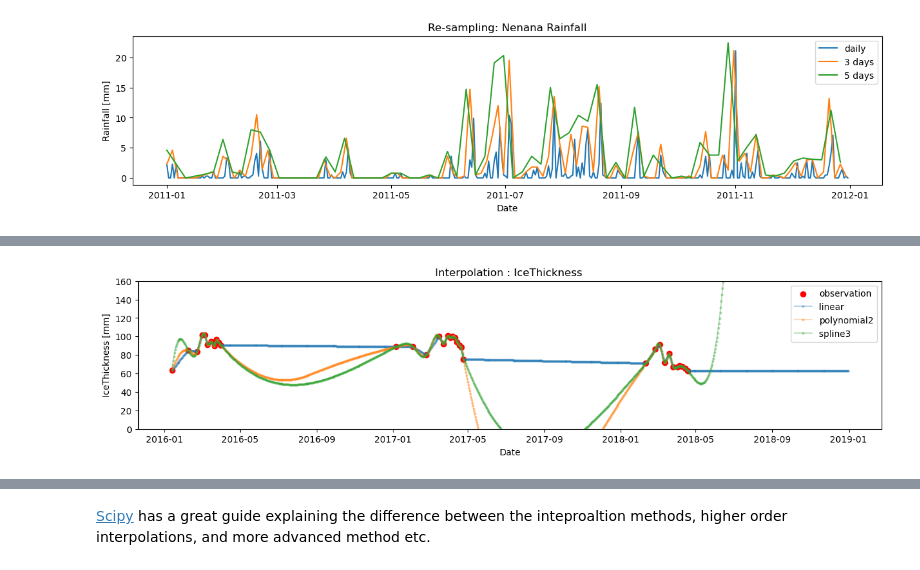
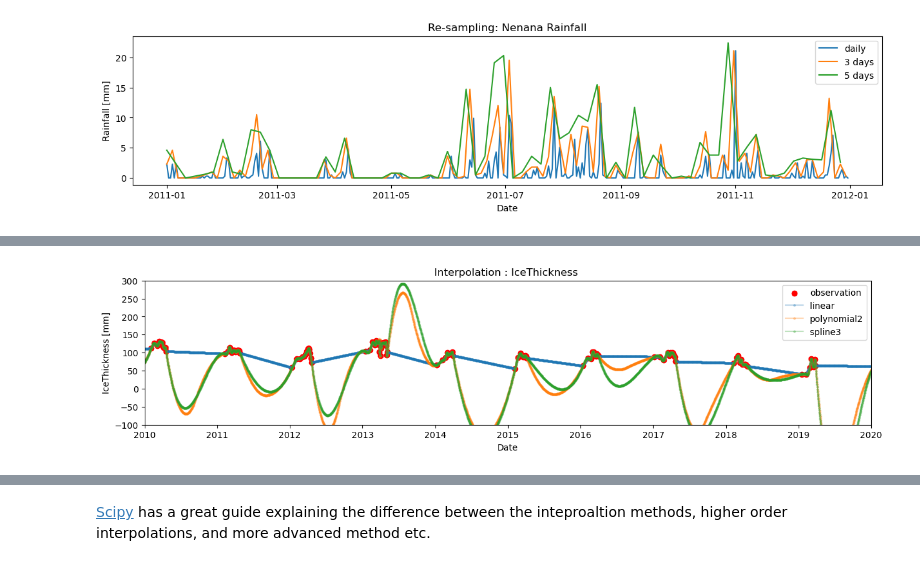
Before and after one commit to iceclassic/mude, a Jupyter notebook: book/Part_1/Resample_interp.ipynb, the cells around one changed output, grey strips where cells are left out. Cells and saved outputs as stored; diff of their text form; code cells hidden in the pictures.

```diff
--- a/book/Part_1/Resample_interp.ipynb
+++ b/book/Part_1/Resample_interp.ipynb
@@ -92,21 +88,22 @@ Use the method  [.`interpolate()`](https://pandas.pydata.org/pandas-docs/stable/
 # %%
-poly_order=2 # order of polynomic interpolation
+poly_order=2 # order of polynomic interpolatio
 
-Data.loc[Data['Days until break up'] == 0, 'IceThickness [cm'] = 0
-Data=Data[(Data.index.year >= 2016) & (Data.index.year <=2018)]
 ICE_linear=Data['IceThickness [cm]'].interpolate(method='linear')
 ICE_poly=Data['IceThickness [cm]'].interpolate(method='polynomial',order=poly_order)
 ICE_spline=Data['IceThickness [cm]'].interpolate(method='spline',order=3)
+
+
 plt.figure(figsize=(15, 3))
 plt.title('Interpolation : IceThickness ')
 plt.scatter(Data.index,Data['IceThickness [cm]'], label='observation',color='r')
 plt.plot(ICE_linear.index,ICE_linear, label='linear ',marker='o',alpha=0.3,markersize=2)
 plt.plot(ICE_poly, label=f'polynomial{poly_order}',marker='o',alpha=0.3,markersize=2)
 plt.plot(ICE_spline.index,ICE_spline, label='spline3 ',marker='o',alpha=0.3,markersize=2)
 plt.ylabel("IceThickness [mm]")
-plt.ylim([0,160])
+plt.ylim([-100,300])
+plt.xlim(pd.to_datetime(['2010','2020'])) #
 plt.xlabel("Date")
 plt.legend()
 plt.show()
 # %% [output]
-[figure, old version]
+[figure, new version]
```
Also changed, not shown: parts of 15 cells of this notebook.
